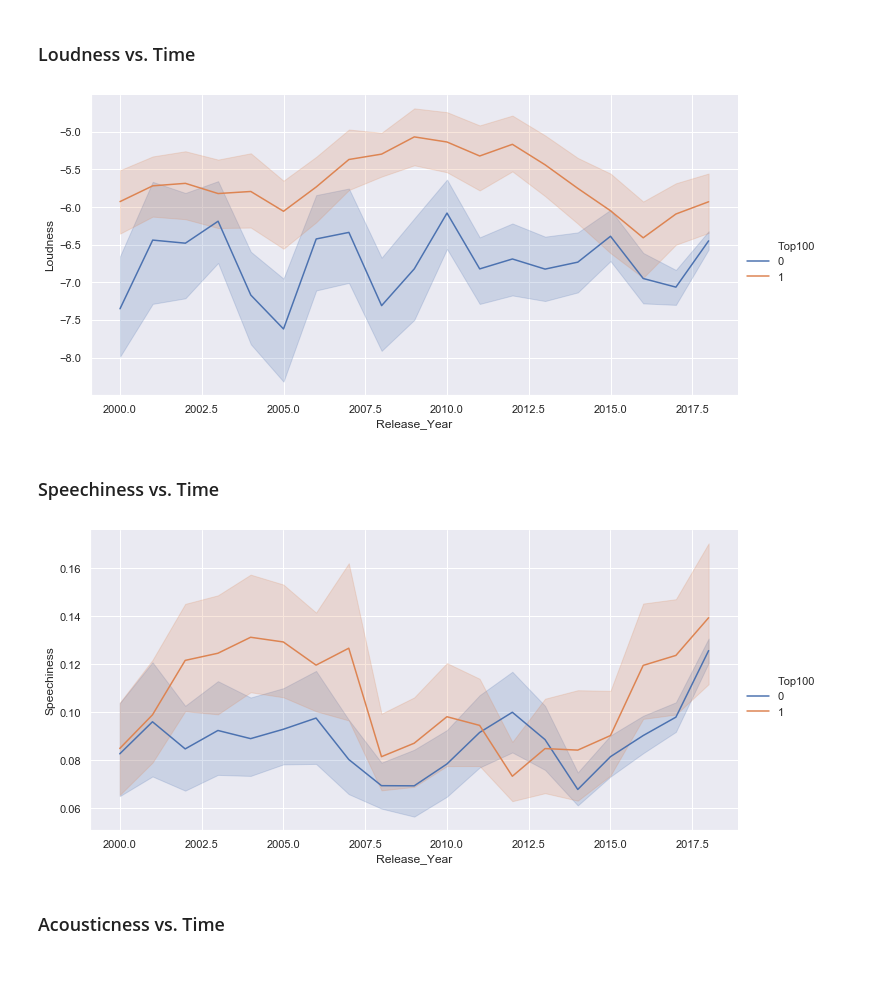
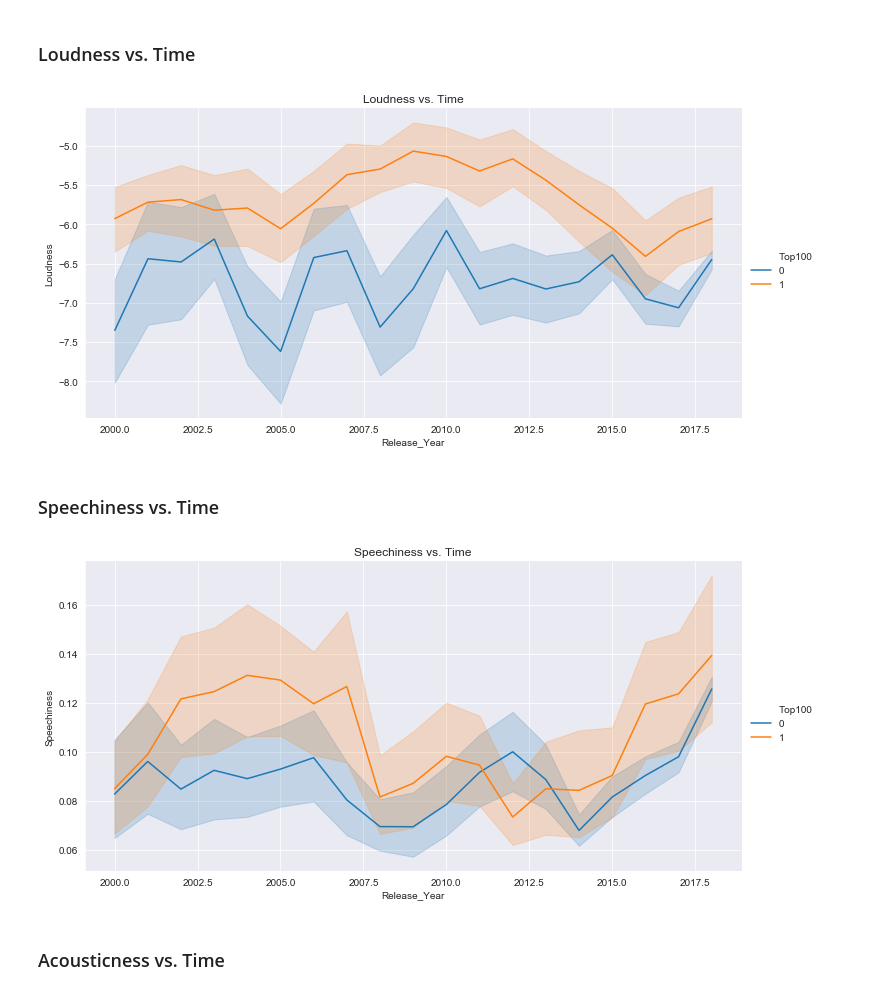
Before and after one commit to siddgood/billboard-hit-prediction, a Jupyter notebook: notebooks/eda.ipynb, the cells around one changed output. Drawn from its saved outputs; the diff is of its cells as text; code cells hidden in the pictures.

```diff
--- a/notebooks/eda.ipynb
+++ b/notebooks/eda.ipynb
@@ -3,6 +3,7 @@ import pandas as pd
 import numpy as np
 import matplotlib.pyplot as plt
 import seaborn as sns
+sns.set_style('darkgrid')
 # %%
 df = pd.read_csv('../data/songs_complete_data.csv', index_col=0)
 # %%
@@ -71,15 +81,19 @@ fig5 = sns.relplot(x="Release_Year", y="Energy", hue="Top100", kind="line", data
 # %% [markdown]
 ### Loudness vs. Time
 # %%
-fig5 = sns.relplot(x="Release_Year", y="Loudness", hue="Top100", kind="line", data=df2, height=5, aspect=2)
+fig6 = sns.relplot(x="Release_Year", y="Loudness", hue="Top100", kind="line", data=df2, height=5, aspect=2)
+fig6.set(title='Loudness vs. Time')
+fig6.savefig('../images/loud-vs-time.png')
 # %% [output]
-[figure, old version]
+[figure, new version]
 # %% [markdown]
 ### Speechiness vs. Time
 # %%
 fig6 = sns.relplot(x="Release_Year", y="Speechiness", hue="Top100", kind="line", data=df2, height=5, aspect=2)
+fig6.set(title='Speechiness vs. Time')
+fig6.savefig('../images/speech-vs-time.png')
 # %% [output]
-[figure, old version]
+[figure, new version]
 # %% [markdown]
 ### Acousticness vs. Time
 # %%
```
Also changed, not shown: parts of 9 cells of this notebook.
